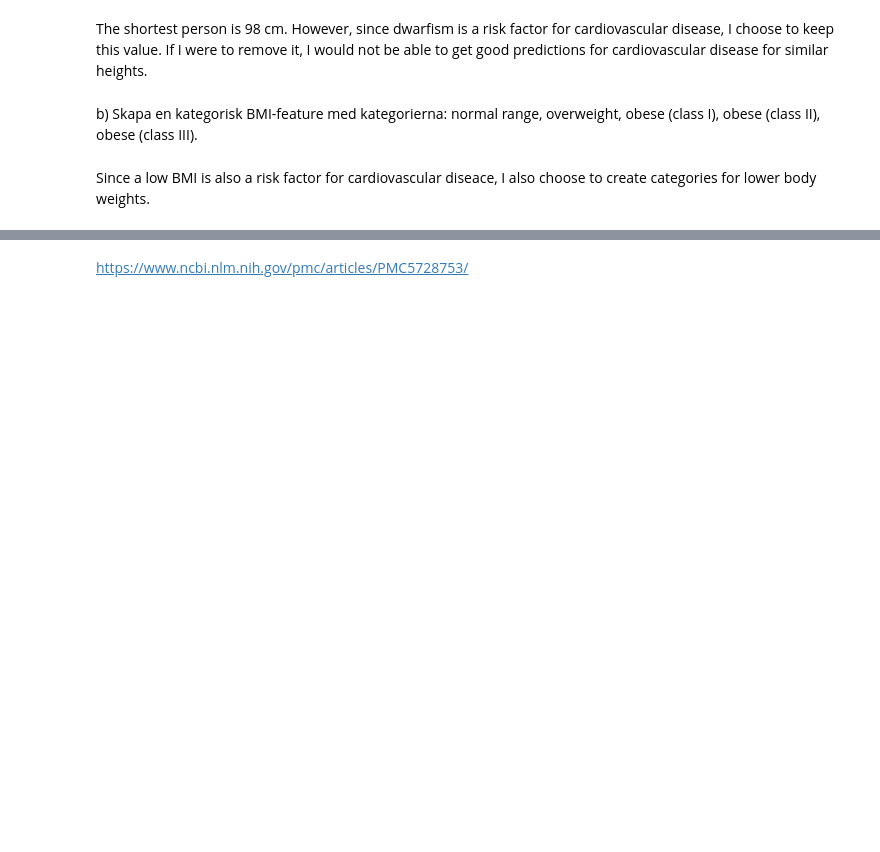
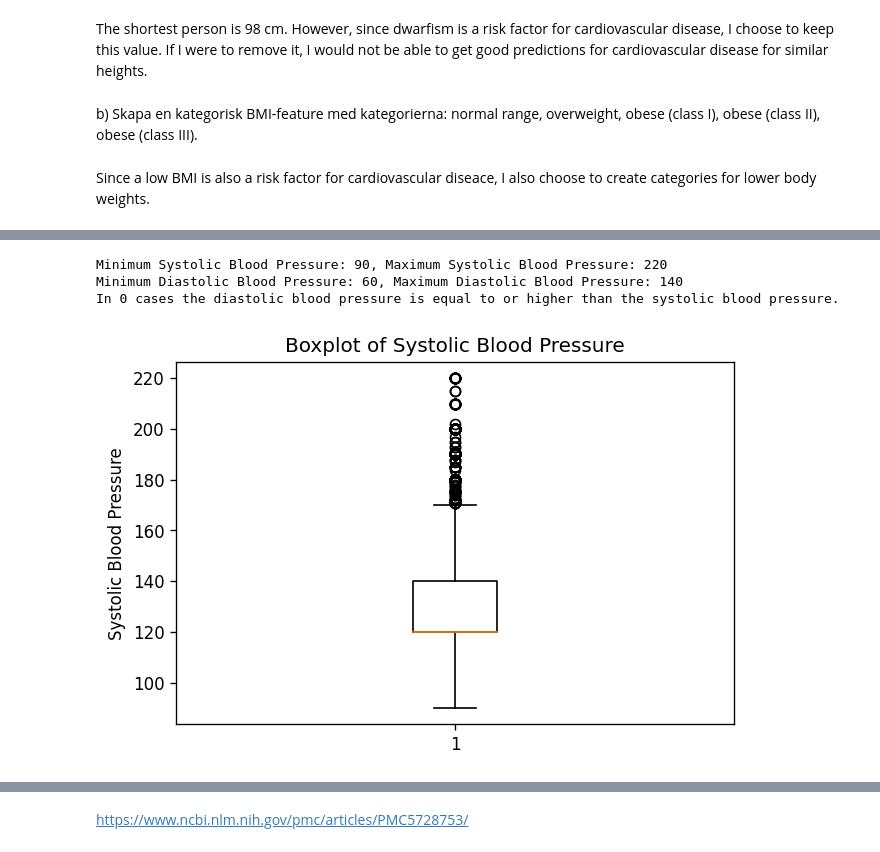
Before and after one commit to Anna-MariaSjolund/Machine-learning, a Jupyter notebook: labs/lab_disease_prediction.ipynb, the cells around one changed output, grey strips where cells are left out. Cells and saved outputs as stored; diff of their text form; code cells hidden in the pictures; blank space fills up the shorter version.

```diff
--- a/labs/lab_disease_prediction.ipynb
+++ b/labs/lab_disease_prediction.ipynb
@@ -346,0 +503,4 @@ df_cardio
+# %%
+df_cardio = df_cardio[(df_cardio["ap_hi"] >= 90 ) & (df_cardio["ap_hi"] <= 220)
+                    & (df_cardio["ap_lo"] >= 60 ) & (df_cardio["ap_lo"] <= 140)]
+df_cardio
@@ -346,0 +536,3 @@ df_cardio
+# %%
+df_cardio = df_cardio[df_cardio['ap_lo'] < df_cardio['ap_hi']]
+df_cardio
@@ -346,0 +553,15 @@ df_cardio
+# %%
+print(f"Minimum Systolic Blood Pressure: {df_cardio['ap_hi'].min()}, Maximum Systolic Blood Pressure: {df_cardio['ap_hi'].max()}")
+print(f"Minimum Diastolic Blood Pressure: {df_cardio['ap_lo'].min()}, Maximum Diastolic Blood Pressure: {df_cardio['ap_lo'].max()}")
+print(f"In {len(df_cardio[df_cardio['ap_lo'] >= df_cardio['ap_hi']])} cases the diastolic blood pressure is equal to or higher than the systolic blood pressure.")
+# %% [output]
+Minimum Systolic Blood Pressure: 90, Maximum Systolic Blood Pressure: 220
+Minimum Diastolic Blood Pressure: 60, Maximum Diastolic Blood Pressure: 140
+In 0 cases the diastolic blood pressure is equal to or higher than the systolic blood pressure.
+# %%
+fig, ax = plt.subplots(dpi=120)
+ax.boxplot(df_cardio["ap_hi"]);
+ax.set_title("Boxplot of Systolic Blood Pressure")
+ax.set_ylabel("Systolic Blood Pressure");
+# %% [output]
+[figure, added]
```
Also changed, not shown: parts of 35 cells of this notebook.
